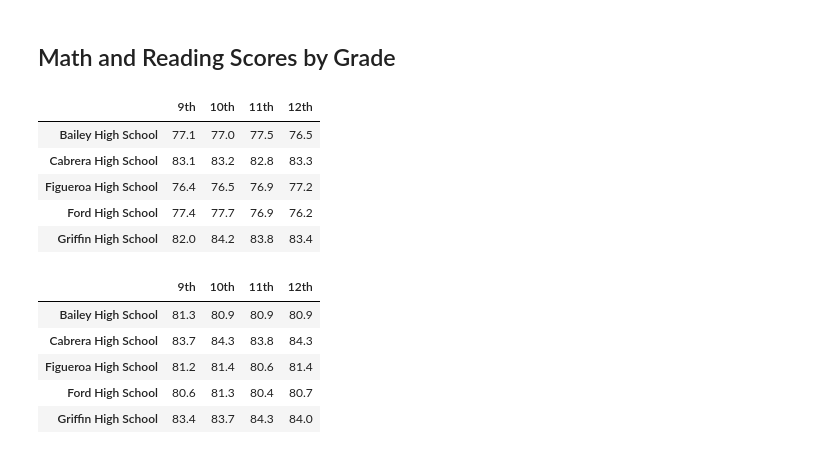
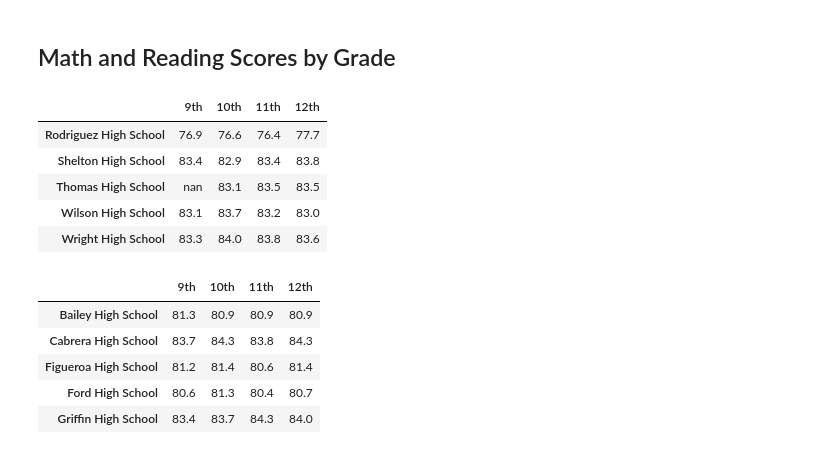
Before and after one commit to patels250/School-District-Analysis, a Jupyter notebook: PyCitySchools_Challenge.ipynb, the cells around one changed output. Saved outputs shown, nothing was run; the diff lists cells and outputs as text; code cells hidden in the pictures.

```diff
--- a/PyCitySchools_Challenge.ipynb
+++ b/PyCitySchools_Challenge.ipynb
@@ -348,16 +360,16 @@ reading_scores_by_grade["12th"] = reading_scores_by_grade["12th"].map("{:,.1f}".
 # %%
 # Remove the index.
 math_scores_by_grade.index.name = None
 
 # Display the data frame
-math_scores_by_grade.head()
+math_scores_by_grade.tail()
 # %% [output]
 |  | 9th | 10th | 11th | 12th |
-| Bailey High School | 77.1 | 77.0 | 77.5 | 76.5 |
-| Cabrera High School | 83.1 | 83.2 | 82.8 | 83.3 |
-| Figueroa High School | 76.4 | 76.5 | 76.9 | 77.2 |
-| Ford High School | 77.4 | 77.7 | 76.9 | 76.2 |
-| Griffin High School | 82.0 | 84.2 | 83.8 | 83.4 |
+| Rodriguez High School | 76.9 | 76.6 | 76.4 | 77.7 |
+| Shelton High School | 83.4 | 82.9 | 83.4 | 83.8 |
+| Thomas High School | nan | 83.1 | 83.5 | 83.5 |
+| Wilson High School | 83.1 | 83.7 | 83.2 | 83.0 |
+| Wright High School | 83.3 | 84.0 | 83.8 | 83.6 |
 # %%
 # Remove the index.
 reading_scores_by_grade.index.name = None
```
Also changed, not shown: parts of 3 cells of this notebook, 3 other files.
